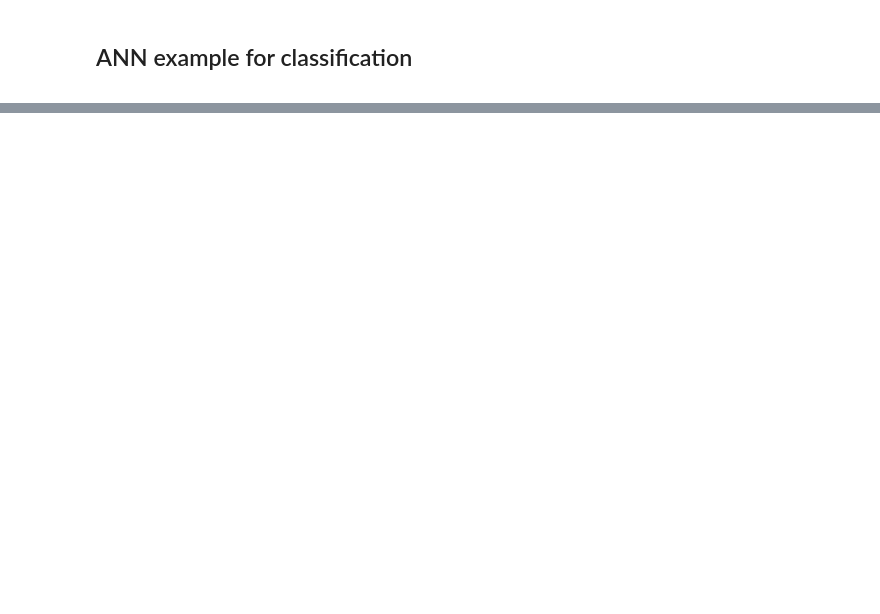
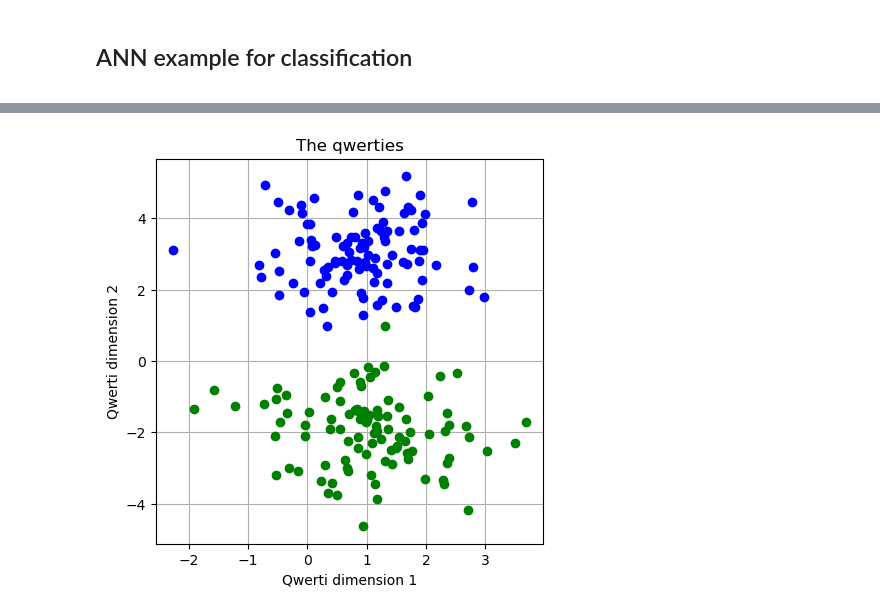
Before and after one commit to szalai-istvan/ai, a Jupyter notebook: deep-understanding-of-deep-learning/03-artificial-neual-networks/03-artificial-neual-networks.ipynb, the cells around one changed output, grey strips where cells are left out. Saved outputs shown, nothing was run; the diff lists cells and outputs as text; code cells hidden in the pictures; blank space fills up the shorter version.

```diff
--- a/deep-understanding-of-deep-learning/03-artificial-neual-networks/03-artificial-neual-networks.ipynb
+++ b/deep-understanding-of-deep-learning/03-artificial-neual-networks/03-artificial-neual-networks.ipynb
@@ -203,0 +211,26 @@ plt.show()
+# %%
+nPerClust = 100
+blur = 1
+
+A = [1,  3]
+B = [1, -2]
+
+a = [A[0] + np.random.randn(nPerClust)*blur, A[1] + np.random.randn(nPerClust)*blur]
+b = [B[0] + np.random.randn(nPerClust)*blur, B[1] + np.random.randn(nPerClust)*blur]
+
+labels_np = np.vstack((np.zeros((nPerClust, 1)), np.ones((nPerClust, 1))))
+data_np = np.hstack((a, b)).T
+
+labels = torch.tensor(labels_np).float()
+data = torch.tensor(data_np).float()
+
+fig = plt.figure(figsize = (5, 5))
+plt.plot(data[np.where(labels==0)[0], 0], data[np.where(labels==0)[0], 1], 'bo')
+plt.plot(data[np.where(labels==1)[0], 0], data[np.where(labels==1)[0], 1], 'go')
+plt.title('The qwerties')
+plt.xlabel('Qwerti dimension 1')
+plt.ylabel('Qwerti dimension 2')
+plt.grid()
+plt.show()
+# %% [output]
+[figure, added]
```
Also changed, not shown: parts of 9 cells of this notebook, 1 other file.
